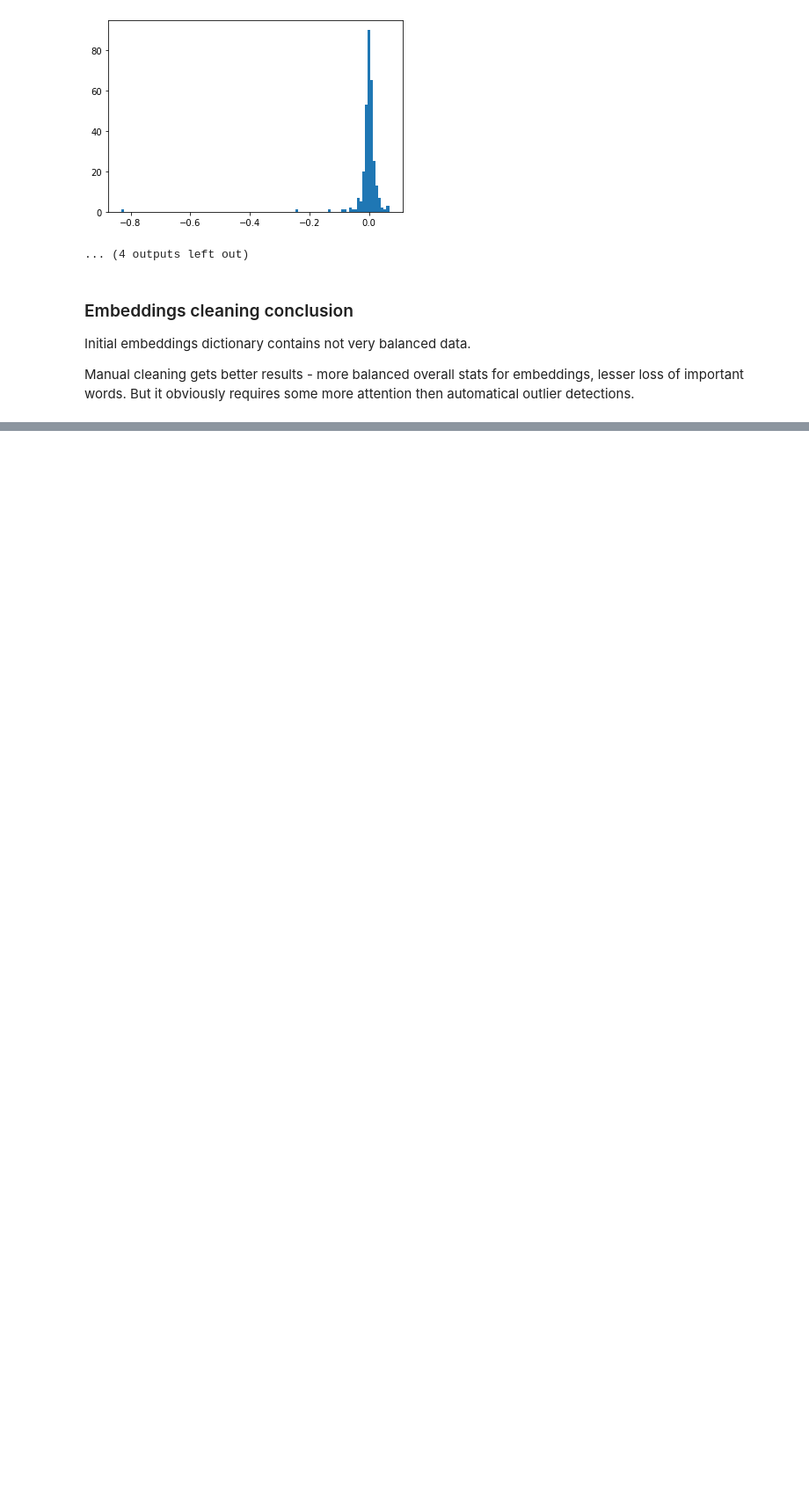
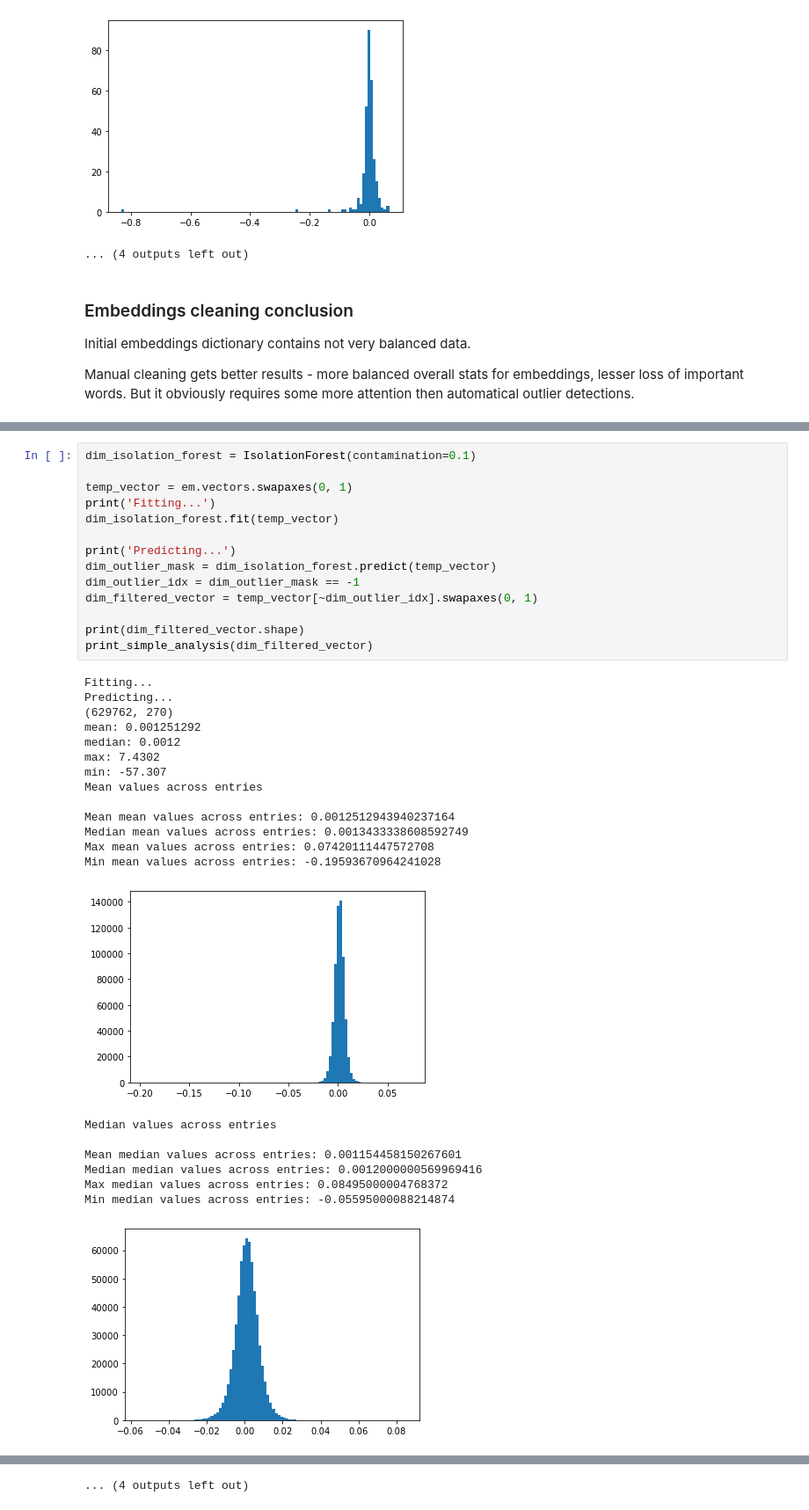
Before and after one commit to MrDVolk/text-generation, a Jupyter notebook: 1. embeddings-analysis.ipynb, the cells around one changed output, grey strips where cells are left out. Shown: that part at 88% size. Saved outputs shown, nothing was run; the diff lists cells and outputs as text; blank space fills up the shorter version.

Commit message:
fixed analysis, cleaned embeddings

```diff
--- a/embeddings-analysis.ipynb
+++ b/1. embeddings-analysis.ipynb
@@ -481,3 +490,39 @@ Max median values across dimensions: 0.06719999760389328
 Min median values across dimensions: -0.04149999842047691
 [figure]
 ... (4 outputs left out)
+# %%
+dim_isolation_forest = IsolationForest(contamination=0.1)
+
+temp_vector = em.vectors.swapaxes(0, 1)
+print('Fitting...')
+dim_isolation_forest.fit(temp_vector)
+
+print('Predicting...')
+dim_outlier_mask = dim_isolation_forest.predict(temp_vector)
+dim_outlier_idx = dim_outlier_mask == -1
+dim_filtered_vector = temp_vector[~dim_outlier_idx].swapaxes(0, 1)
+
+print(dim_filtered_vector.shape)
+print_simple_analysis(dim_filtered_vector)
+# %% [output]
+Fitting...
+Predicting...
+(629762, 270)
+mean: 0.001251292
+median: 0.0012
+max: 7.4302
+min: -57.307
+Mean values across entries
+
+Mean mean values across entries: 0.0012512943940237164
+Median mean values across entries: 0.0013433338608592749
+Max mean values across entries: 0.07420111447572708
+Min mean values across entries: -0.19593670964241028
+[figure, added]
+Median values across entries
+
+Mean median values across entries: 0.001154458150267601
+Median median values across entries: 0.0012000000569969416
+Max median values across entries: 0.08495000004768372
+Min median values across entries: -0.05595000088214874
+[figure, added]
@@ -484,3 +557,4 @@ Min median values across dimensions: -0.04149999842047691
+... (4 outputs left out)
 # %%
 from sklearn.decomposition import PCA
 
```
Also changed, not shown: parts of 10 cells of this notebook, 1 other file.
